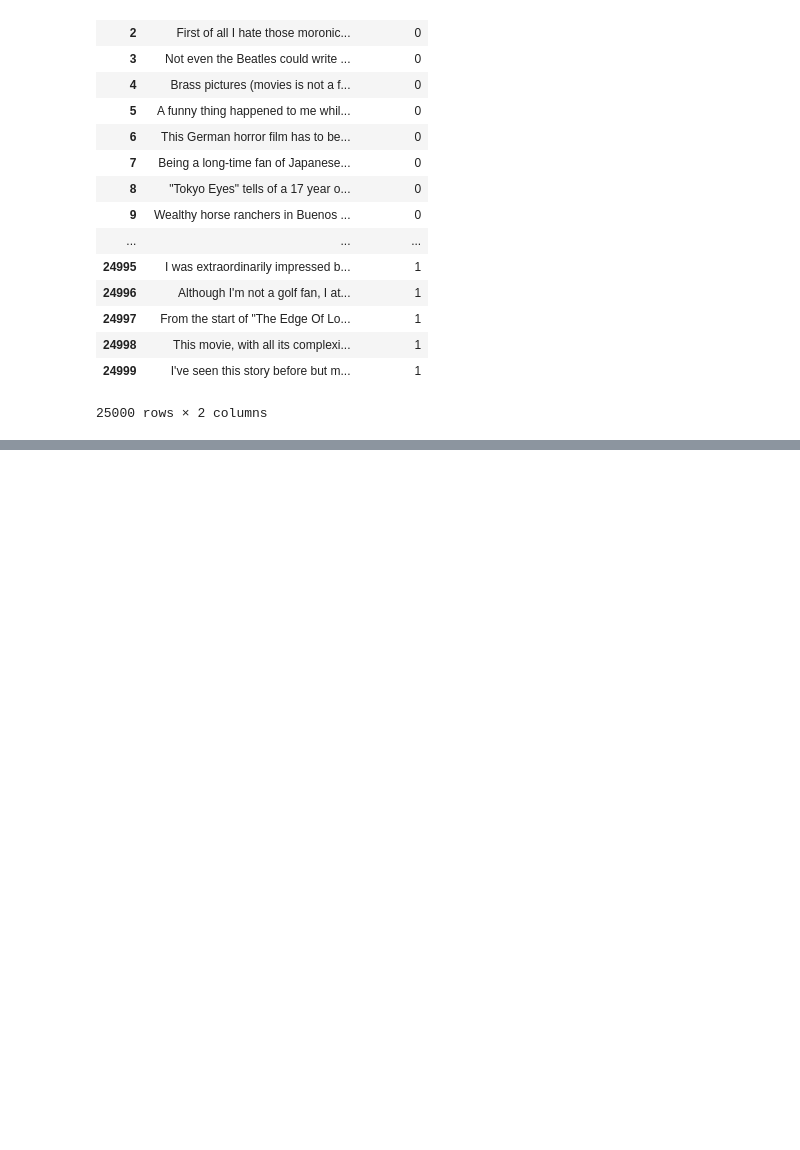
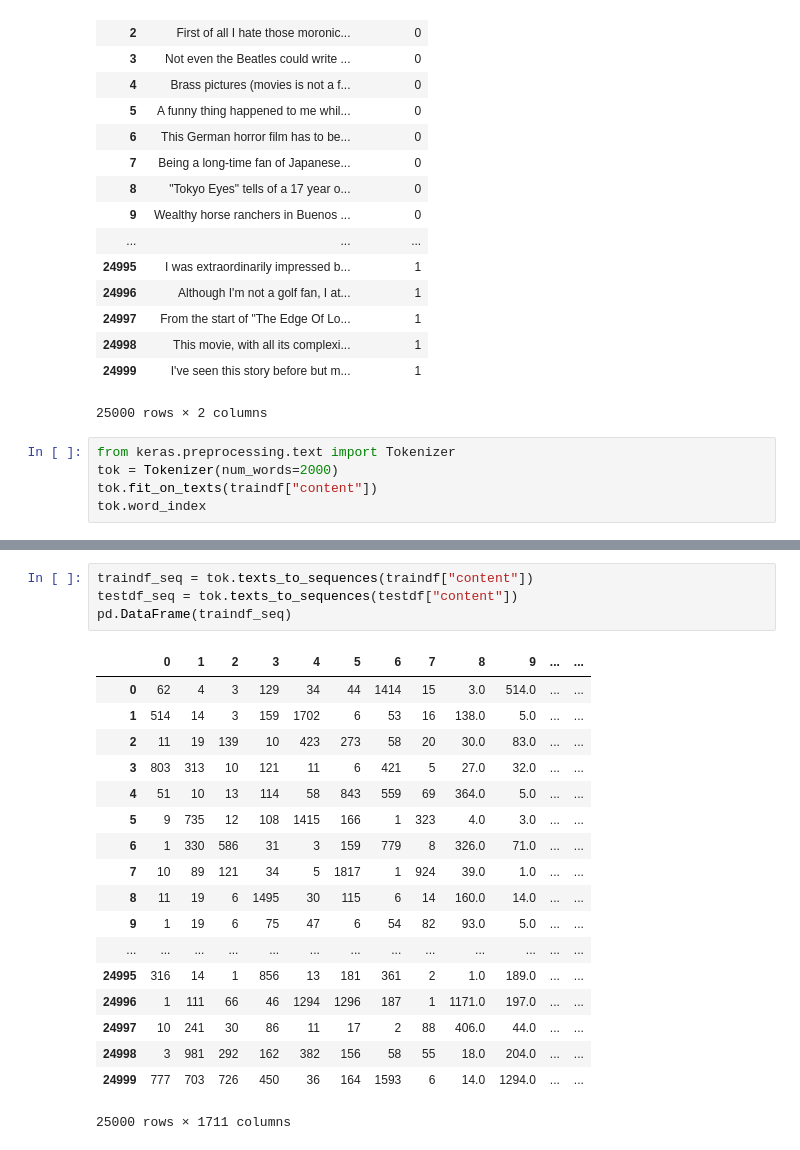
Before and after one commit to Elwing-Chou/MLDemo3, a Jupyter notebook: Embedding.ipynb, the cells around one changed output, grey strips where cells are left out. Saved outputs shown, nothing was run; the diff lists cells and outputs as text; blank space fills up the shorter version.

```diff
--- a/Embedding.ipynb
+++ b/Embedding.ipynb
@@ -69,3 +69,8 @@ testdf
 | 24998 | This movie, with all its complexi... | 1 |
 | 24999 | I've seen this story before but m... | 1 |
 25000 rows × 2 columns
+# %%
+from keras.preprocessing.text import Tokenizer
+tok = Tokenizer(num_words=2000)
+tok.fit_on_texts(traindf["content"])
+tok.word_index
@@ -71,0 +95,23 @@ testdf
+# %%
+traindf_seq = tok.texts_to_sequences(traindf["content"])
+testdf_seq = tok.texts_to_sequences(testdf["content"])
+pd.DataFrame(traindf_seq)
+# %% [output]
+|  | 0 | 1 | 2 | 3 | 4 | 5 | 6 | 7 | 8 | 9 | ... | ... |
+| 0 | 62 | 4 | 3 | 129 | 34 | 44 | 1414 | 15 | 3.0 | 514.0 | ... | ... |
+| 1 | 514 | 14 | 3 | 159 | 1702 | 6 | 53 | 16 | 138.0 | 5.0 | ... | ... |
+| 2 | 11 | 19 | 139 | 10 | 423 | 273 | 58 | 20 | 30.0 | 83.0 | ... | ... |
+| 3 | 803 | 313 | 10 | 121 | 11 | 6 | 421 | 5 | 27.0 | 32.0 | ... | ... |
+| 4 | 51 | 10 | 13 | 114 | 58 | 843 | 559 | 69 | 364.0 | 5.0 | ... | ... |
+| 5 | 9 | 735 | 12 | 108 | 1415 | 166 | 1 | 323 | 4.0 | 3.0 | ... | ... |
+| 6 | 1 | 330 | 586 | 31 | 3 | 159 | 779 | 8 | 326.0 | 71.0 | ... | ... |
+| 7 | 10 | 89 | 121 | 34 | 5 | 1817 | 1 | 924 | 39.0 | 1.0 | ... | ... |
+| 8 | 11 | 19 | 6 | 1495 | 30 | 115 | 6 | 14 | 160.0 | 14.0 | ... | ... |
+| 9 | 1 | 19 | 6 | 75 | 47 | 6 | 54 | 82 | 93.0 | 5.0 | ... | ... |
+| ... | ... | ... | ... | ... | ... | ... | ... | ... | ... | ... | ... | ... |
+| 24995 | 316 | 14 | 1 | 856 | 13 | 181 | 361 | 2 | 1.0 | 189.0 | ... | ... |
+| 24996 | 1 | 111 | 66 | 46 | 1294 | 1296 | 187 | 1 | 1171.0 | 197.0 | ... | ... |
+| 24997 | 10 | 241 | 30 | 86 | 11 | 17 | 2 | 88 | 406.0 | 44.0 | ... | ... |
+| 24998 | 3 | 981 | 292 | 162 | 382 | 156 | 58 | 55 | 18.0 | 204.0 | ... | ... |
+| 24999 | 777 | 703 | 726 | 450 | 36 | 164 | 1593 | 6 | 14.0 | 1294.0 | ... | ... |
+25000 rows × 1711 columns
```
Also changed, not shown: parts of 6 cells of this notebook.
